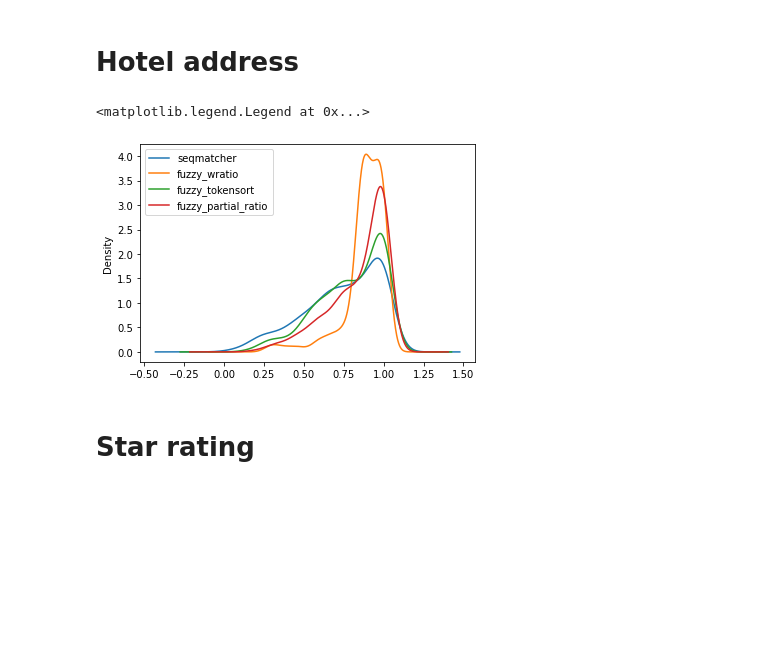
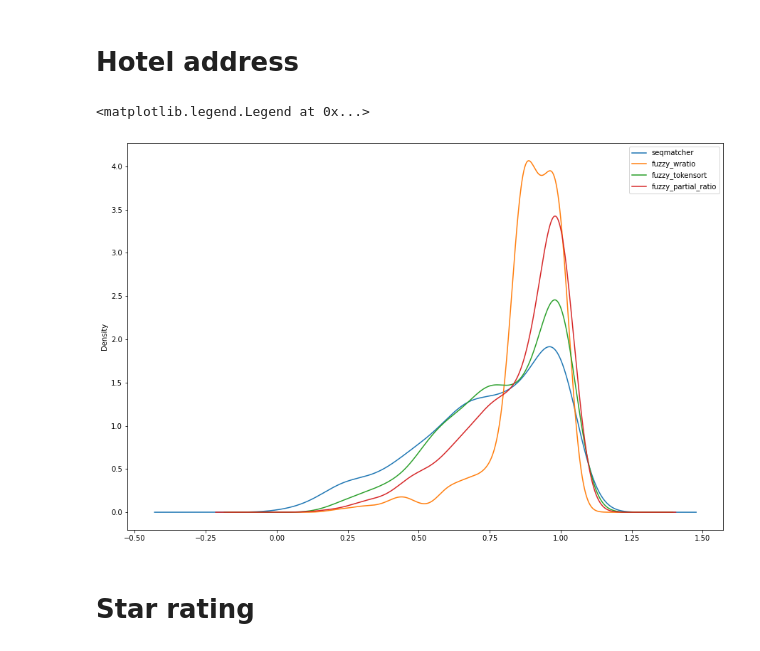
Before and after one commit to Falconwatch/cybersec_ht, a Jupyter notebook: Explore_String_comparisons.ipynb, the cells around one changed output. Saved outputs shown, nothing was run; the diff lists cells and outputs as text; code cells hidden in the pictures; blank space fills up the shorter version.

```diff
--- a/Explore_String_comparisons.ipynb
+++ b/Explore_String_comparisons.ipynb
@@ -36,7 +36,7 @@ def basic_similarities(field):
 hotel_name_dict = basic_similarities("hotel_name")
 # %%
 for k,v in hotel_name_dict.items():
-  v.plot(kind="kde", label=k)
+  v.plot(kind="kde", label=k, figsize=[15,10])
 plt.legend()
 # %% [output]
 <matplotlib.legend.Legend at 0x...>
@@ -47,7 +47,7 @@ plt.legend()
 city_name_dict = basic_similarities("city_name")
 # %%
 for k,v in city_name_dict.items():
-  v.plot(kind="kde", label=k)
+  v.plot(kind="kde", label=k, figsize=[15,10])
 plt.legend()
 # %% [output]
 <matplotlib.legend.Legend at 0x...>
@@ -58,11 +58,11 @@ plt.legend()
 hotel_address_dict = basic_similarities("hotel_address")
 # %%
 for k,v in hotel_address_dict.items():
-  v.plot(kind="kde", label=k)
+  v.plot(kind="kde", label=k, figsize=[15,10])
 plt.legend()
 # %% [output]
 <matplotlib.legend.Legend at 0x...>
-[figure, old version]
+[figure, new version]
 # %% [markdown]
 # Star rating
 # %%
```
Also changed, not shown: parts of 7 cells of this notebook.
